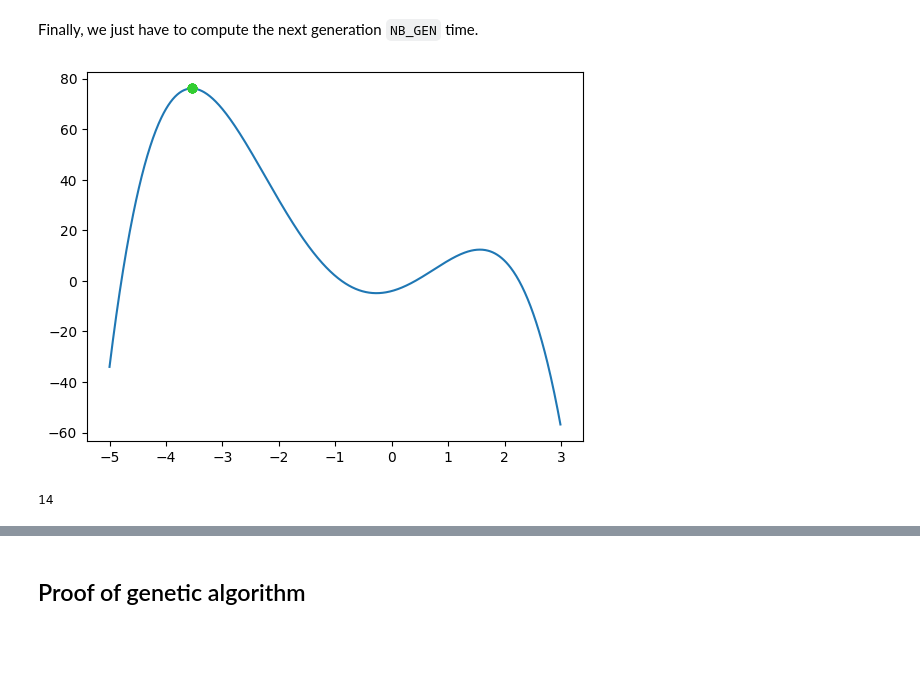
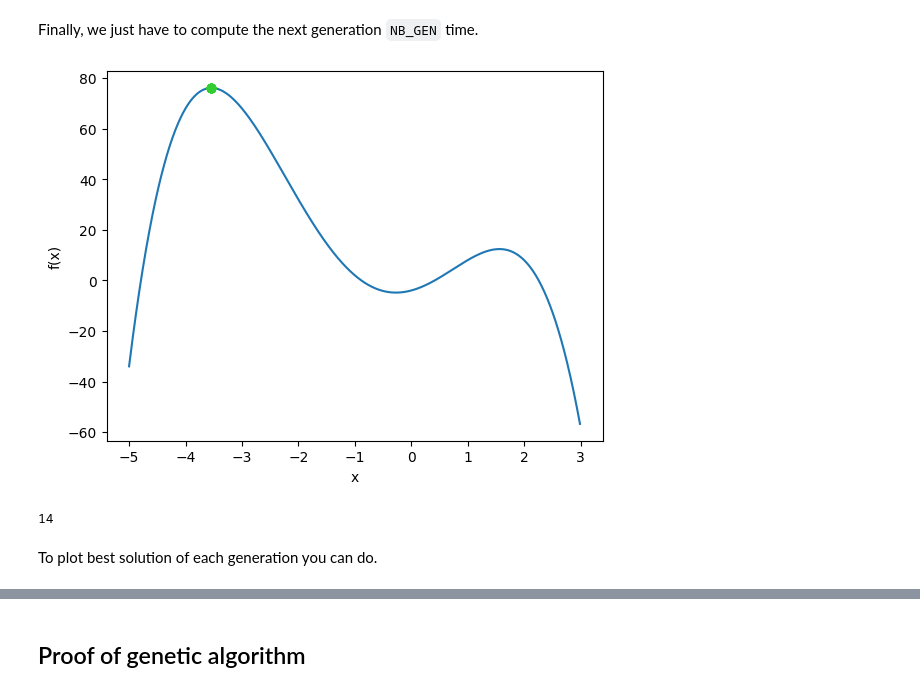
Before and after one commit to loumock/rtd-tutorial, a Jupyter notebook: docs/source/notebook/theory/galgorithm/Genetic_algorithm.ipynb, the cells around one changed output, grey strips where cells are left out. Cells and saved outputs as stored; diff of their text form; code cells hidden in the pictures; blank space fills up the shorter version.

```diff
--- a/docs/source/notebook/theory/galgorithm/Genetic_algorithm.ipynb
+++ b/docs/source/notebook/theory/galgorithm/Genetic_algorithm.ipynb
@@ -41,6 +41,8 @@ def plot_f(show=True, f_min=f_min, f_max=f_max, ratio=100):
     x = [x/ratio for x in range(int(f_min*ratio), int(f_max*ratio))]
     y = [f(x) for x in x]
     plt.plot(x, y, "-")
+    plt.xlabel("x")
+    plt.ylabel("f(x)")
     if show:
         plt.show()
 plot_f()
@@ -304,7 +310,7 @@ def create_next_pop(pop, show=False):
         plot_pop(kept, "limegreen", "kept")
         plot_pop(cross_overs, "orange", "cross-over")
         plot_pop(mutations, "red", "mutation")
-        plot_pop(news, "purple", "new solutions")
+        plot_pop(news, "black", "new solutions")
         plt.legend(loc="upper right")
         plt.plot()
     new_pop = kept + cross_overs + mutations + news
@@ -322,21 +328,25 @@ Finally, we just have to compute the next generation `NB_GEN` time.
 # %%
 def aglo_gen(show=False):
     pop = gen_pop()
+    best_at_gen = []
     for gen in range(NB_GEN):
         sort_pop(pop)
+        best_at_gen.append(pop[0])
         pop = create_next_pop(pop)
 
         if show:
             plot_f(show=False)
             pop_to_print = pop[:10]
             plot_pop(pop_to_print, "limegreen")
             display.clear_output(wait=True)
             plt.show()
             time.sleep(0.1)
             print(gen, end=" ")
-    return pop[0] #The best solution the algo found
+    return pop[0], best_at_gen #The best solution the algo found
 
-best = aglo_gen(show=True)
+best, best_at_each_gen = aglo_gen(show=True)
 # %% [output]
-[figure, old version]
+[figure, new version]
 14
+# %% [markdown]
+To plot best solution of each generation you can do.
```
Also changed, not shown: parts of 17 cells of this notebook, 1 other file.
